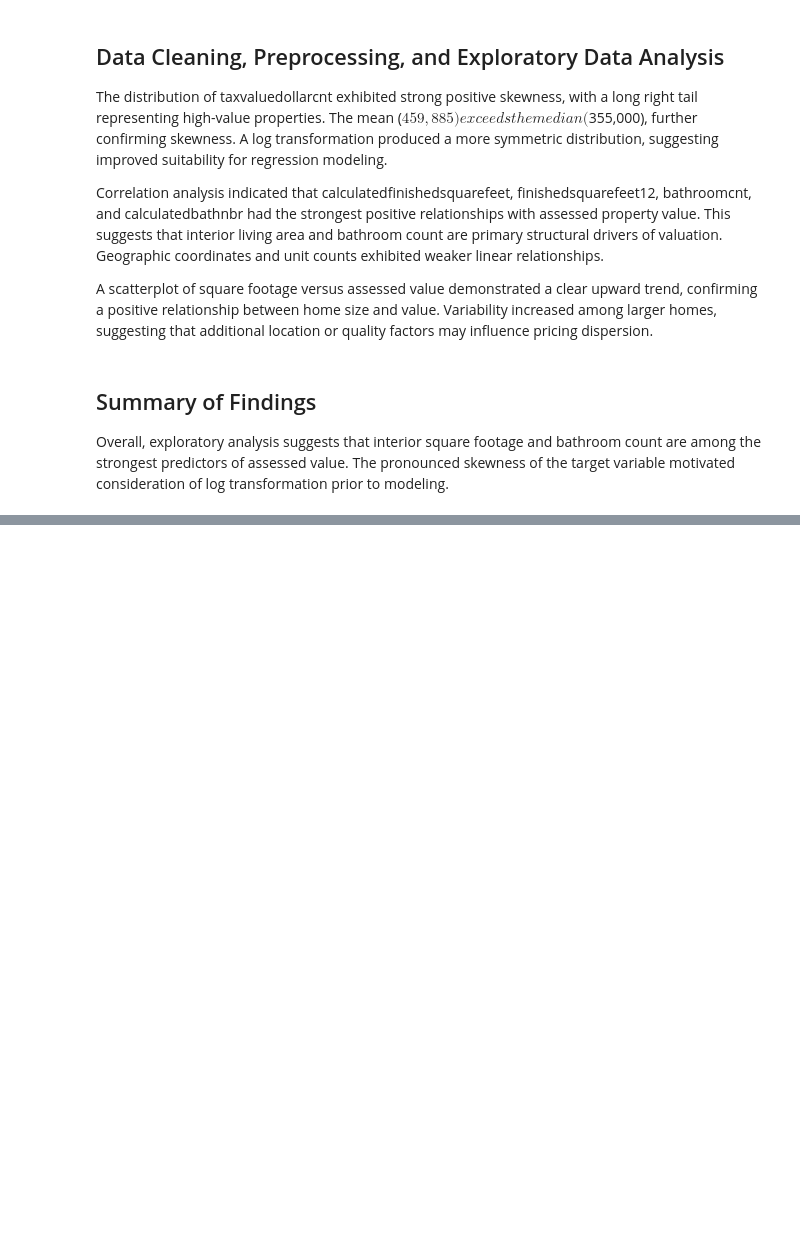
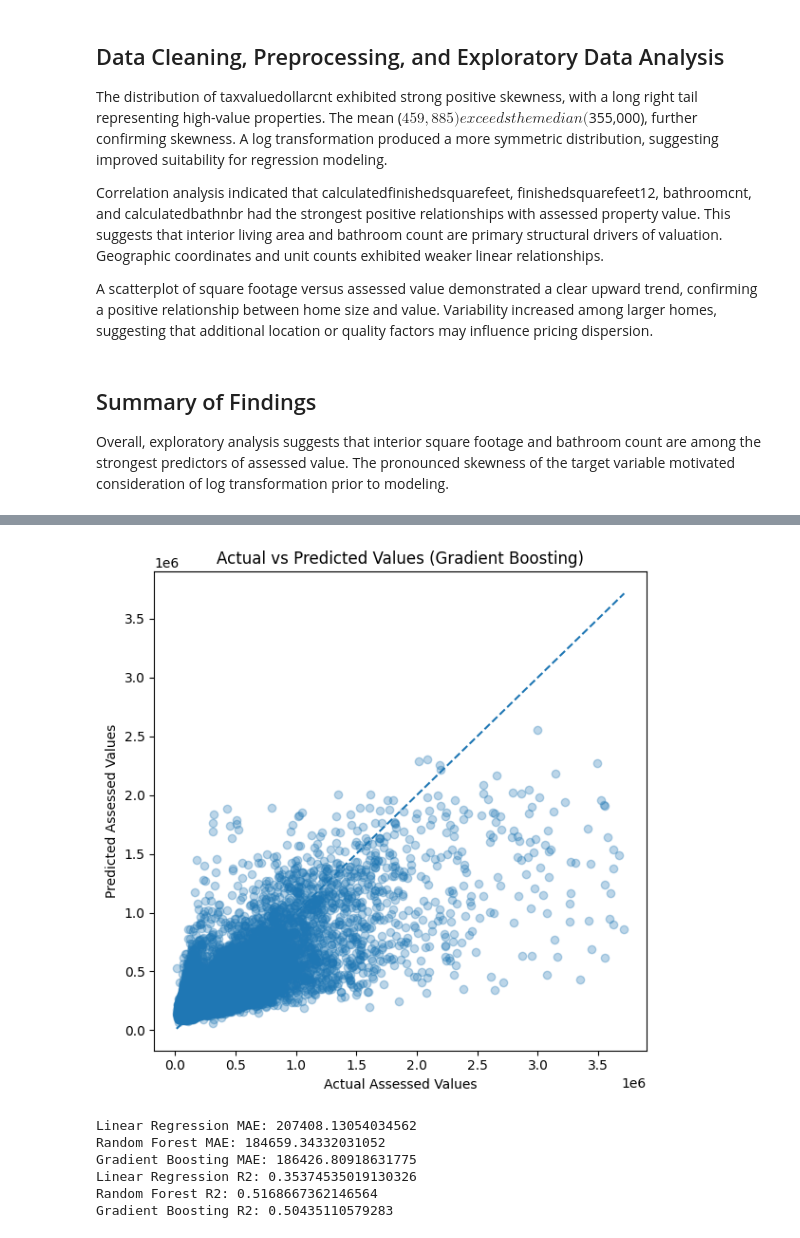
Before and after one commit to tetianakravchuk/Data-Science-Capstone-Spring, a Jupyter notebook: capstone.ipynb, the cells around one changed output, grey strips where cells are left out. Cells and saved outputs as stored; diff of their text form; code cells hidden in the pictures; blank space fills up the shorter version.

```diff
--- a/capstone.ipynb
+++ b/capstone.ipynb
@@ -146,0 +397,63 @@ Overall, exploratory analysis suggests that interior square footage and bathroom
+# %%
+import numpy as np
+import matplotlib.pyplot as plt
+from sklearn.ensemble import GradientBoostingRegressor
+
+# Train Gradient Boosting model
+gb = GradientBoostingRegressor(random_state=42)
+gb.fit(X_train, y_train)
+
+# Make predictions
+y_pred_gb = gb.predict(X_test)
+
+# If you log-transformed the target earlier, use this:
+y_test_plot = np.expm1(y_test)
+y_pred_plot = np.expm1(y_pred_gb)
+
+# If you did NOT log-transform, comment out the two lines above
+# and use instead:
+# y_test_plot = y_test
+# y_pred_plot = y_pred_gb
+
+plt.figure(figsize=(6, 6))
+plt.scatter(y_test_plot, y_pred_plot, alpha=0.3)
+
+min_val = min(y_test_plot.min(), y_pred_plot.min())
+max_val = max(y_test_plot.max(), y_pred_plot.max())
+
+plt.plot([min_val, max_val],
+         [min_val, max_val],
+         linestyle="--")
+
+plt.xlabel("Actual Assessed Values")
+plt.ylabel("Predicted Assessed Values")
+plt.title("Actual vs Predicted Values (Gradient Boosting)")
+plt.tight_layout()
+plt.show()
+# %% [output]
+[figure, added]
+# %%
+from sklearn.metrics import mean_absolute_error, r2_score
+
+mae_lr = mean_absolute_error(y_test_exp, y_pred_lr_exp)
+mae_rf = mean_absolute_error(y_test_exp, y_pred_rf_exp)
+mae_gb = mean_absolute_error(y_test_exp, y_pred_gb_exp)
+
+r2_lr = r2_score(y_test_exp, y_pred_lr_exp)
+r2_rf = r2_score(y_test_exp, y_pred_rf_exp)
+r2_gb = r2_score(y_test_exp, y_pred_gb_exp)
+
+print("Linear Regression MAE:", mae_lr)
+print("Random Forest MAE:", mae_rf)
+print("Gradient Boosting MAE:", mae_gb)
+
+print("Linear Regression R2:", r2_lr)
+print("Random Forest R2:", r2_rf)
+print("Gradient Boosting R2:", r2_gb)
+# %% [output]
+Linear Regression MAE: 207408.13054034562
+Random Forest MAE: 184659.34332031052
+Gradient Boosting MAE: 186426.80918631775
+Linear Regression R2: 0.35374535019130326
+Random Forest R2: 0.5168667362146564
+Gradient Boosting R2: 0.50435110579283
```
Also changed, not shown: parts of 14 cells of this notebook.
